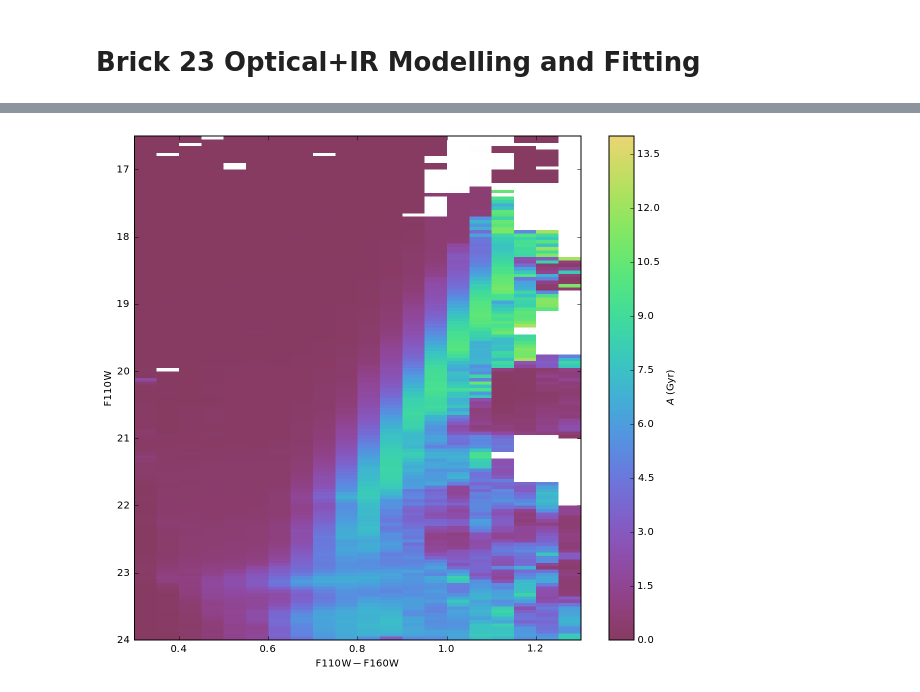
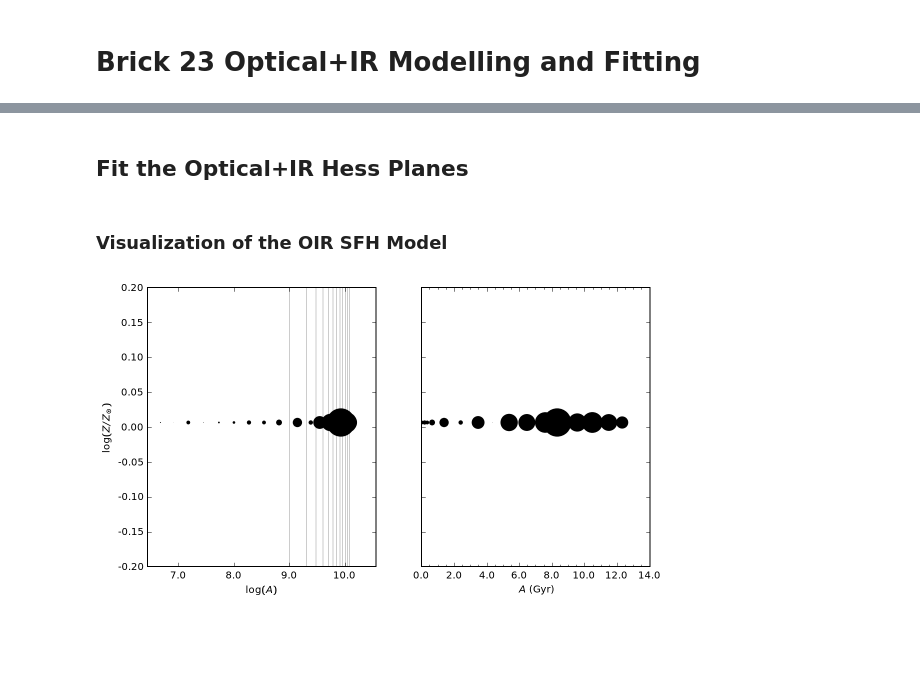
Before and after one commit to jonathansick/androcmd, a Jupyter notebook: notebooks/Brick23_OIR.ipynb, the cells around one changed output, grey strips where cells are left out. Saved outputs shown, nothing was run; the diff lists cells and outputs as text; code cells hidden in the pictures; blank space fills up the shorter version.

Commit message:
Fit the Optical+NIR B23 CMD

```diff
--- a/notebooks/Brick23_OIR.ipynb
+++ b/notebooks/Brick23_OIR.ipynb
@@ -255,13 +267,49 @@ fig.show()
-# %%
-cmapper = lambda: cubehelix.cmap(startHue=240,endHue=-300,minSat=1,maxSat=2.5,minLight=.3,maxLight=.8,gamma=.9)
-imshow_args = {'cmap': cmapper(), 'vmin': 0, 'vmax': 14}
-fig = plt.figure(figsize=(10, 10))
-gs = GridSpec(1, 1, wspace=0.4, bottom=0.2)
-ax = fig.add_subplot(gs[0, 0])
-im = plot_hess(ax, 10 ** irsim.mean_logage_hess / 1e9, ir_cmd, irsim.origin,
-               log=False, imshow_args=imshow_args)
-cb = fig.colorbar(im, ax=ax)
-cb.set_label(r"$A$ (Gyr)")
-fig.show()
-# %% [output]
-[figure, removed]
+# %% [markdown]
+## Fit the Optical+IR Hess Planes
+# %%
+from starfisher import SFH, Mask
+
+if not os.path.exists(os.path.join(STARFISH, fit_oir_dir)):
+    os.makedirs(os.path.join(STARFISH, fit_oir_dir))
+
+data_oir_root = os.path.join(fit_oir_dir, "b23.")
+full_data_oir_ir_path = os.path.join(STARFISH, '{0}f110f160'.format(data_oir_root))
+full_data_oir_opt_path = os.path.join(STARFISH, '{0}f475f814'.format(data_oir_root))
+if not os.path.exists(full_data_oir_path):
+    phot_dtype = np.dtype([('x', np.float), ('y', np.float)])
+    photdata = np.empty(len(brick_table), dtype=phot_dtype)
+    photdata['x'][:] = brick_table['f475w_vega'] - brick_table['f814w_vega']
+    photdata['y'][:] = brick_table['f814w_vega']
+    np.savetxt(full_data_oir_opt_path, photdata, delimiter=' ', fmt='%.4f')
+    photdata['x'][:] = brick_table['f110w_vega'] - brick_table['f160w_vega']
+    photdata['y'][:] = brick_table['f160w_vega']
+    np.savetxt(full_data_oir_ir_path, photdata, delimiter=' ', fmt='%.4f')
+
+sfh_oir = SFH(data_oir_root, synth_oir, mask_oir, fit_oir_dir)
+if not os.path.exists(sfh_oir.full_outfile_path):
+    sfh_oir.run_sfh()
+sfh_oir_table = sfh_oir.solution_table()
+# %% [markdown]
+### Visualization of the OIR SFH Model
+# %%
+from starfisher.sfhplot import LinearSFHCirclePlot, SFHCirclePlot
+
+fig = plt.figure(figsize=(9, 5))
+ax_log = fig.add_subplot(121)
+ax_lin = fig.add_subplot(122)
+
+cp = SFHCirclePlot(sfh_oir_table)
+cp.plot_in_ax(ax_log, max_area=800)
+for logage in np.log10(np.arange(1, 13, 1) * 1e9):
+    ax_log.axvline(logage, c='0.8', zorder=-1)
+ax_log.set_ylim(-0.2, 0.2)
+
+cp = LinearSFHCirclePlot(sfh_oir_table)
+cp.plot_in_ax(ax_lin, max_area=800)
+for tl in ax_lin.get_ymajorticklabels():
+    tl.set_visible(False)
+ax_lin.set_ylabel("")
+ax_lin.set_ylim(-0.2, 0.2)
+fig.show()
+# %% [output]
+[figure, added]
```
Also changed, not shown: parts of 29 cells of this notebook.
